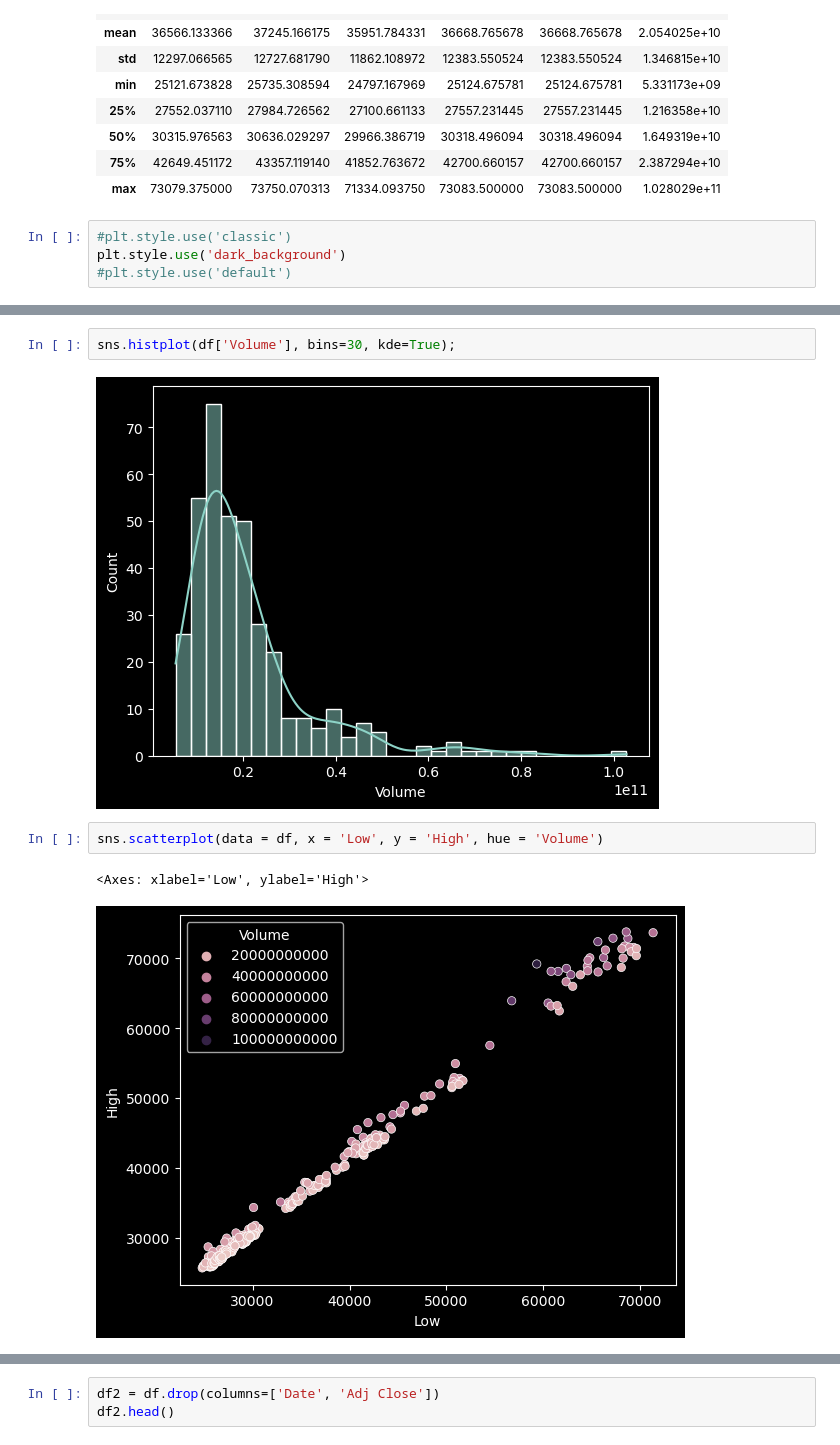
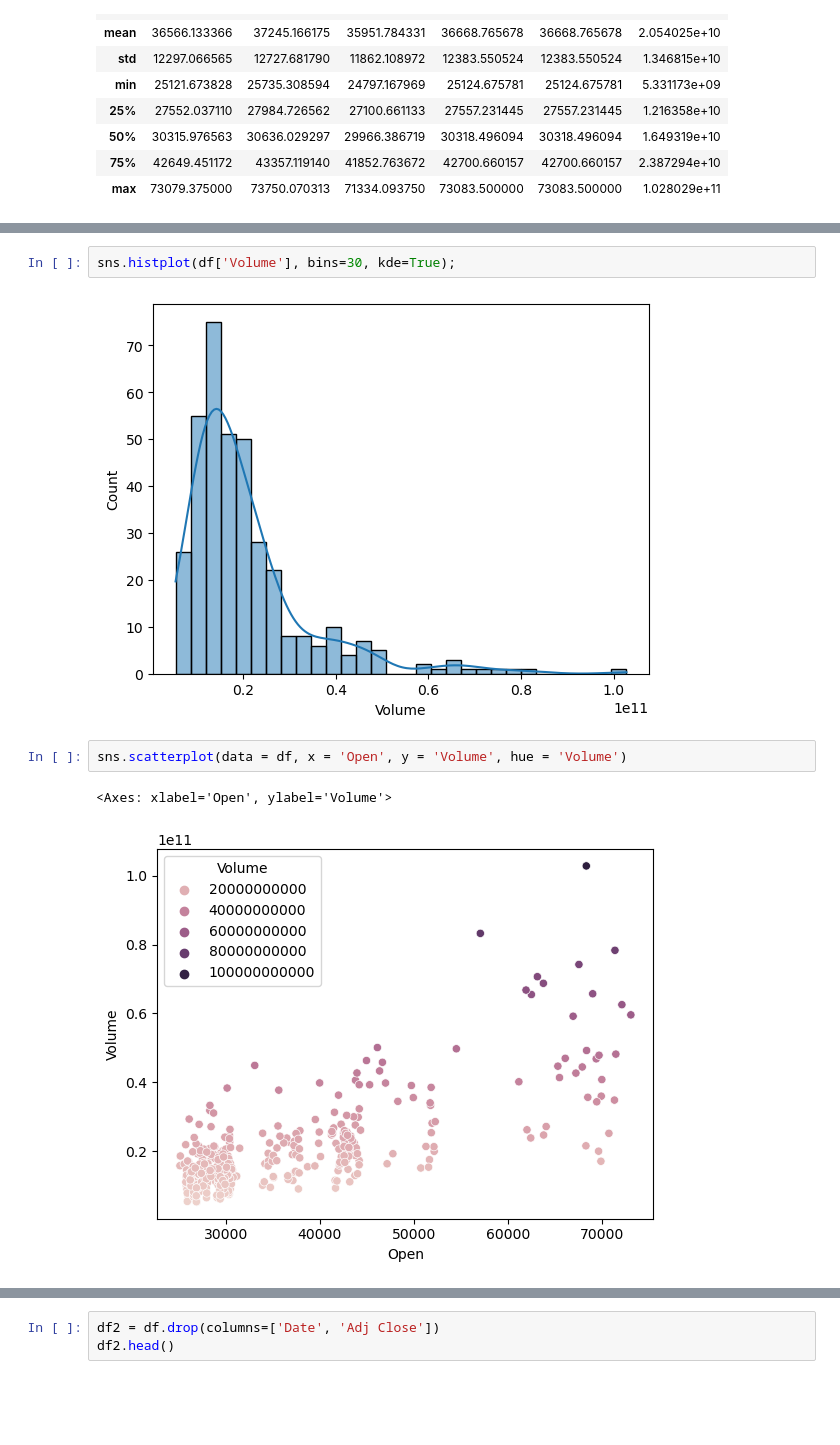
Before and after one commit to TatiHelena/ML_for_Business, a Jupyter notebook: TatianeHAlves_HDFT_MLforBusiness_CA1_24.ipynb, the cells around one changed output, grey strips where cells are left out. Cells and saved outputs as stored; diff of their text form; blank space fills up the shorter version.

```diff
--- a/TatianeHAlves_HDFT_MLforBusiness_CA1_24.ipynb
+++ b/TatianeHAlves_HDFT_MLforBusiness_CA1_24.ipynb
@@ -90,10 +96,6 @@ df.describe()
 | 50% | 30315.976563 | 30636.029297 | 29966.386719 | 30318.496094 | 30318.496094 | 1.649319e+10 |
 | 75% | 42649.451172 | 43357.119140 | 41852.763672 | 42700.660157 | 42700.660157 | 2.387294e+10 |
 | max | 73079.375000 | 73750.070313 | 71334.093750 | 73083.500000 | 73083.500000 | 1.028029e+11 |
-# %%
-#plt.style.use('classic')
-plt.style.use('dark_background')
-#plt.style.use('default')
 # %%
 sns.histplot(df['Open'], bins=30, kde=True);
 # %% [output]
@@ -105,9 +107,9 @@ sns.histplot(df['Close'], bins=30, kde=True);
 # %%
 sns.histplot(df['Volume'], bins=30, kde=True);
 # %% [output]
-[figure, old version]
+[figure, new version]
 # %%
-sns.scatterplot(data = df, x = 'Low', y = 'High', hue = 'Volume')
+sns.scatterplot(data = df, x = 'Open', y = 'Volume', hue = 'Volume')
 # %% [output]
-<Axes: xlabel='Low', ylabel='High'>
+<Axes: xlabel='Open', ylabel='Volume'>
-[figure, old version]
+[figure, new version]
```
Also changed, not shown: parts of 33 cells of this notebook.
